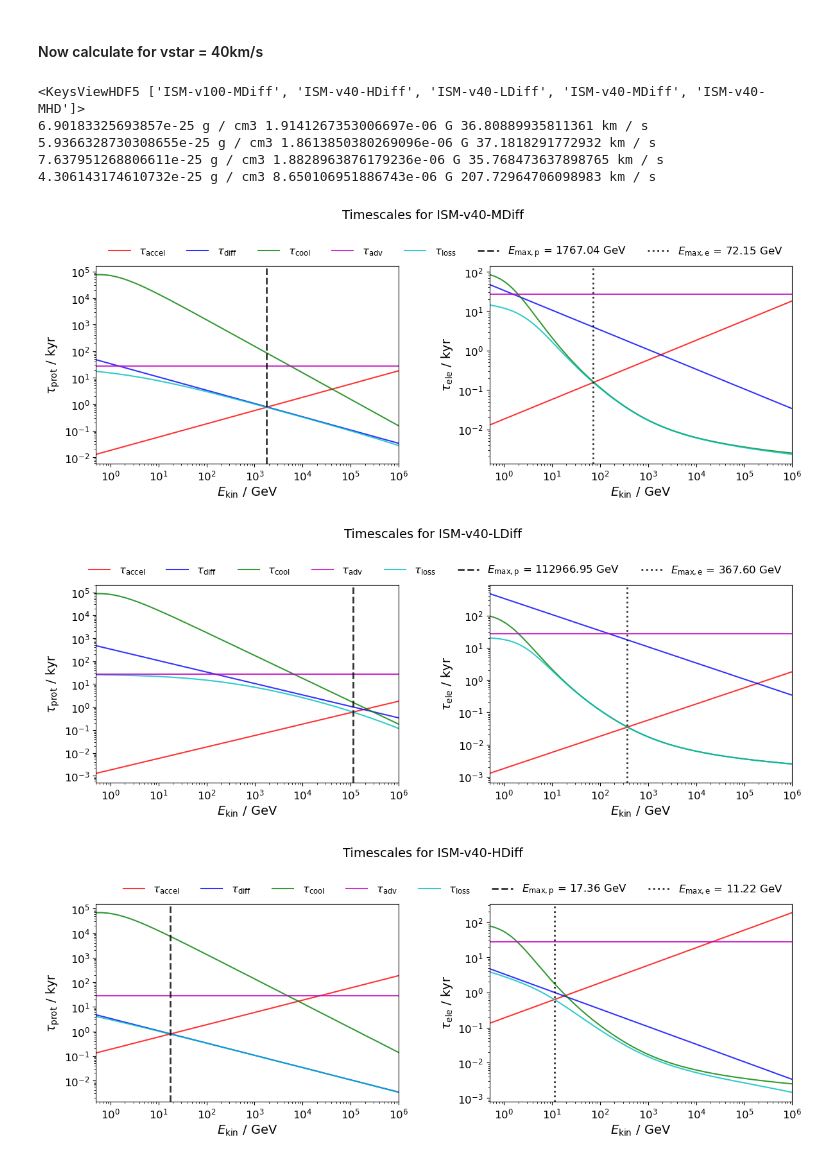
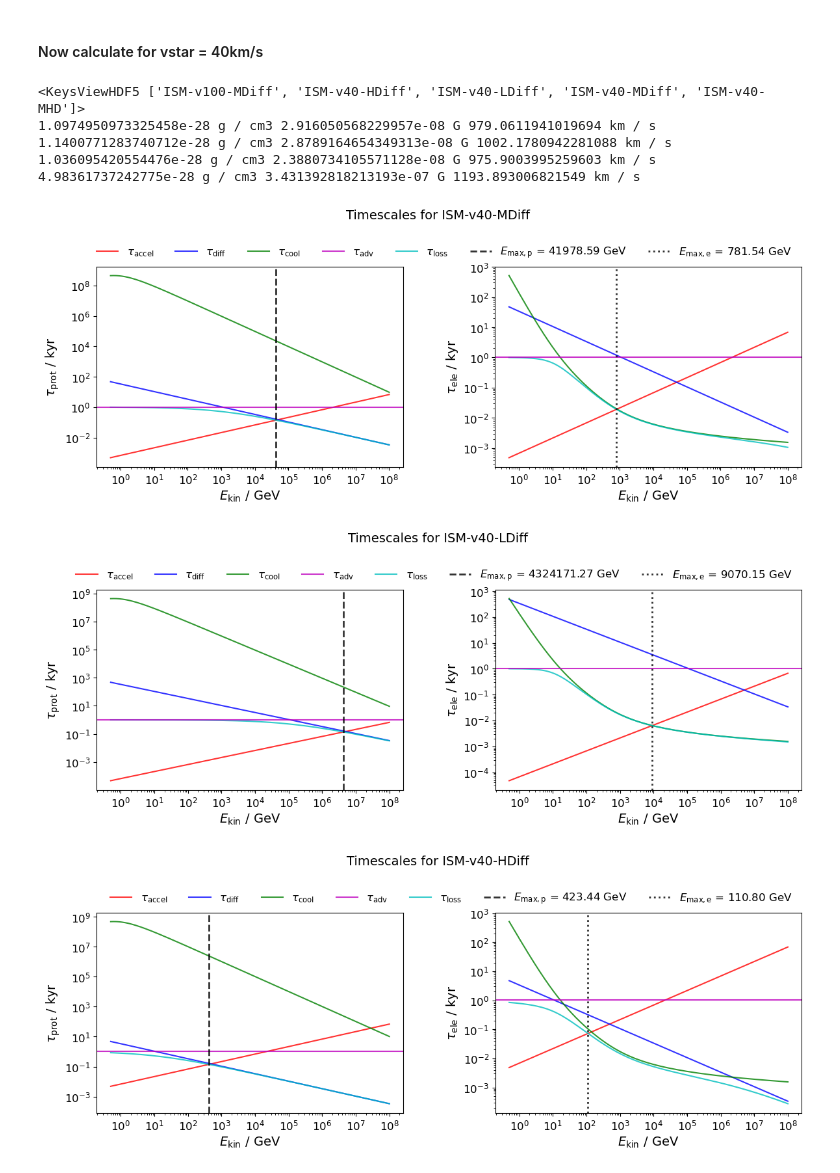
Before and after one commit to kwat0308/crbowshock_analysis_tools, a Jupyter notebook: calculate_CR_properties/calculate_emission/calculate_maximum_energy.ipynb, the cells around one changed output. Drawn from its saved outputs; the diff is of its cells as text; code cells hidden in the pictures.

```diff
--- a/calculate_CR_properties/calculate_emission/calculate_maximum_energy.ipynb
+++ b/calculate_CR_properties/calculate_emission/calculate_maximum_energy.ipynb
@@ -56,7 +56,7 @@ def dp_dekin(p):
 # %% [markdown]
 #### Now calculate for vstar = 40km/s
 # %%
-ekin_arr = np.logspace(np.log10(0.5), 6, 500) * u.GeV
+ekin_arr = np.logspace(np.log10(0.5), 8, 500) * u.GeV
 
 def mom_units(ekin, mass=mp):
     """Momentum in GeV/c"""
@@ -69,7 +69,7 @@ pe_arr = (mom_units(ekin_arr, mass=me) / (me * c)).to_value(u.dimensionless_unsc
 # take nominal values for the density and magnetic field at the shock
 # this should be calcualted using the polar timeseries data and imported for each simulation type
 # and take the mean value at the outer shock
-rho_val = 4e-25 * u.g / u.cm**3
+rho_val = 4e-29 * u.g / u.cm**3
 B_val = 10 * u.microgauss
 
 # vstar = 40 * u.km/u.s
@@ -86,7 +86,7 @@ fig_dir = "/home/kwatanabe/Projects/cr-bowshocks/figures/emission_revised"
 # %%
 emax_prots = []
 emax_electrs = []
-file_to_read = f"../../data/polar_time_series_outer_revised.h5"
+file_to_read = f"../../data/polar_time_series_term_revised.h5"
 with h5py.File(file_to_read, "r") as f:
 
     print(f.keys())
@@ -144,43 +144,43 @@ with h5py.File(file_to_read, "r") as f:
             ax.tick_params(axis='both', labelsize=12)
             ax.set_yscale('log')
             ax.set_xscale('log')
-            ax.set_xlim(0.5, 1e6)
+            # ax.set_xlim(0.5, 1e6)
 
 
         fig.legend(
             handles=[
                 mlines.Line2D([], [], label=r'$\tau_\mathrm{accel}$', color='r', alpha=0.8),
                 mlines.Line2D([], [], label=r'$\tau_\mathrm{diff}$', color='b', alpha=0.8),
                 mlines.Line2D([], [], label=r'$\tau_\mathrm{cool}$', color='g', alpha=0.8),
                 mlines.Line2D([], [], label=r'$\tau_\mathrm{adv}$', color='m', alpha=0.8),
                 mlines.Line2D([], [], label=r'$\tau_\mathrm{loss}$', color='c', alpha=0.8),
                 mlines.Line2D([], [], label=rf'$E_\mathrm{{max, p}}$ = {emax_prot.to(u.GeV):.2f}', color='k', alpha=0.8, ls="--", lw=2.0),
                 mlines.Line2D([], [], label=rf'$E_\mathrm{{max, e}}$ = {emax_electr:.2f}', color='k', alpha=0.8, ls=":", lw=2.0),
             ],
             fontsize=12,
             ncols=7,
             frameon=False,
             bbox_to_anchor=[0.9, 1.0]
         )
 
         fig.suptitle(f"Timescales for {bs_name}", fontsize=14, y=1.1)
 
         fig.savefig(f"{fig_dir}/maximal_energy_{bs_name}.pdf", dpi=200, bbox_inches='tight')
 
         # emax_prot = ekin_arr[np.argwhere(np.isclose(taccel_prot.value, tcool_prot.value))]
         # print(emax_prot)
 
         emax_prots.append(emax_prot.to_value(u.GeV))
         emax_electrs.append(emax_electr.to_value(u.GeV))
 
 emax_electrs = np.array(emax_electrs)
 emax_prots = np.array(emax_prots)
 # %% [output]
 <KeysViewHDF5 ['ISM-v100-MDiff', 'ISM-v40-HDiff', 'ISM-v40-LDiff', 'ISM-v40-MDiff', 'ISM-v40-MHD']>
-6.90183325693857e-25 g / cm3 1.9141267353006697e-06 G 36.80889935811361 km / s
-5.9366328730308655e-25 g / cm3 1.8613850380269096e-06 G 37.1818291772932 km / s
-7.637951268806611e-25 g / cm3 1.8828963876179236e-06 G 35.768473637898765 km / s
-4.306143174610732e-25 g / cm3 8.650106951886743e-06 G 207.72964706098983 km / s
+1.0974950973325458e-28 g / cm3 2.916050568229957e-08 G 979.0611941019694 km / s
+1.1400771283740712e-28 g / cm3 2.8789164654349313e-08 G 1002.1780942281088 km / s
+1.036095420554476e-28 g / cm3 2.3880734105571128e-08 G 975.9003995259603 km / s
+4.98361737242775e-28 g / cm3 3.431392818213193e-07 G 1193.893006821549 km / s
-[figure, old version]
+[figure, new version]
-[figure, old version]
+[figure, new version]
-[figure, old version]
+[figure, new version]
```
Also changed, not shown: parts of 9 cells of this notebook, 14 other files.
